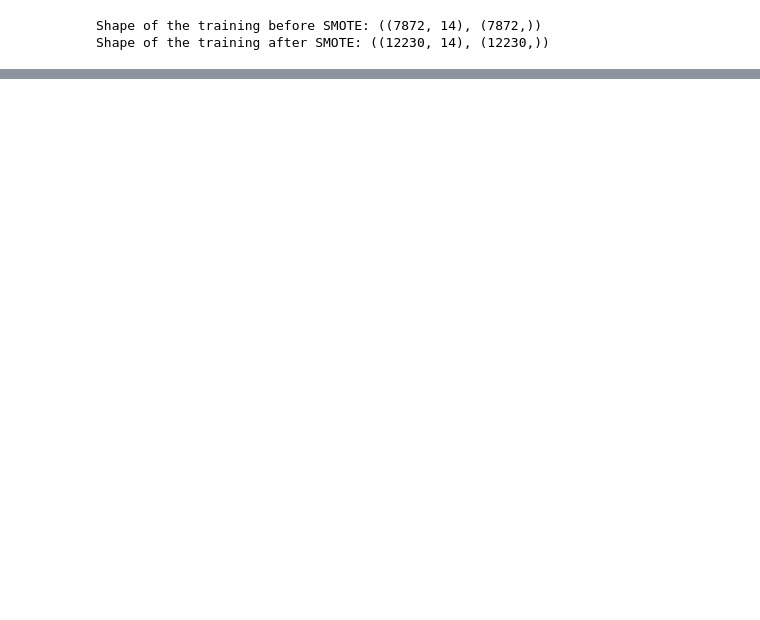
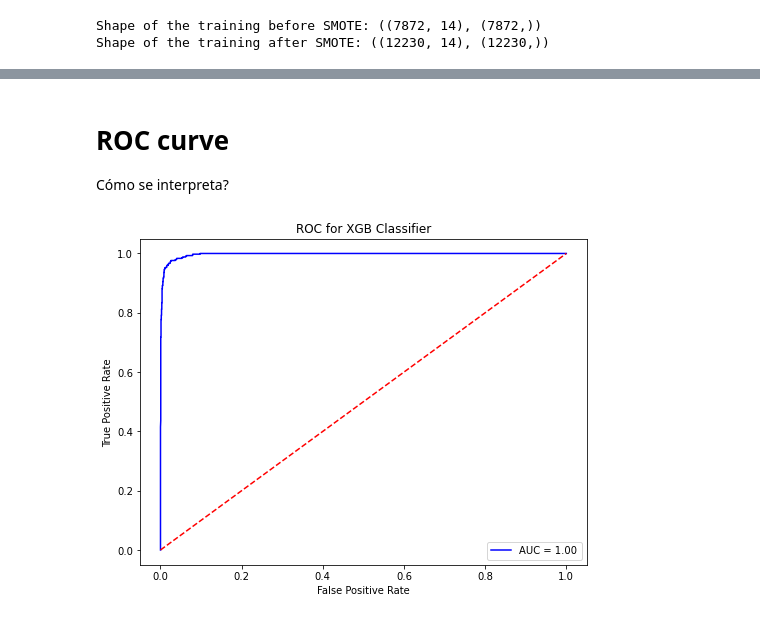
Before and after one commit to andres-troiano/Fraud-Detection, a Jupyter notebook: Fraud Detection.ipynb, the cells around one changed output, grey strips where cells are left out. Saved outputs shown, nothing was run; the diff lists cells and outputs as text; code cells hidden in the pictures; blank space fills up the shorter version.

```diff
--- a/Fraud Detection.ipynb
+++ b/Fraud Detection.ipynb
@@ -445,0 +365,22 @@ weighted avg       0.92      0.91      0.91      1969
+# %%
+warnings.filterwarnings(action='ignore', category=UserWarning)
+
+xgb_c = xgb.XGBClassifier(random_state=42, use_label_encoder=False, eval_metric='logloss')
+xgb_c.fit(x_tr_resample, y_tr_resample)
+preds_xgb = xgb_c.predict(norm_test_f)
+
+print(classification_report(y_test, preds_xgb))
+# print(confusion_matrix(y_test, preds_xgb))
+_ = plot_confusion_matrix(xgb_c, norm_test_f, y_test, cmap="Blues")
+
+report = classification_report(y_test, preds_xgb, output_dict=True)
+
+acc = report['accuracy']
+prec = report['1']['precision']
+rec = report['1']['recall']
+f1 = report['1']['f1-score']
+
+model_results = pd.DataFrame([['XGB Classifier', acc, prec, rec, f1]],
+               columns = ['Model', 'Accuracy', 'Precision', 'Recall', 'F1 Score'])
+
+results = results.append(model_results, ignore_index = True)
@@ -445,0 +397,20 @@ weighted avg       0.92      0.91      0.91      1969
+# %% [markdown]
+# ROC curve
+Cómo se interpreta?
+# %%
+# Plotting AUC for untuned XGB Classifier
+probs = xgb_c.predict_proba(norm_test_f)
+pred = probs[:,1]
+fpr, tpr, threshold = roc_curve(y_test, pred)
+roc_auc = auc(fpr, tpr)
+# %%
+plt.figure(figsize=(8,6))
+plt.title('ROC for XGB Classifier')
+plt.plot(fpr, tpr, 'b', label = 'AUC = %0.2f' % roc_auc)
+plt.legend(loc = 'lower right')
+plt.plot([0,1], [0,1], 'r--')
+plt.ylabel('True Positive Rate')
+plt.xlabel('False Positive Rate')
+plt.show()
+# %% [output]
+[figure, added]
```
Also changed, not shown: parts of 55 cells of this notebook.
